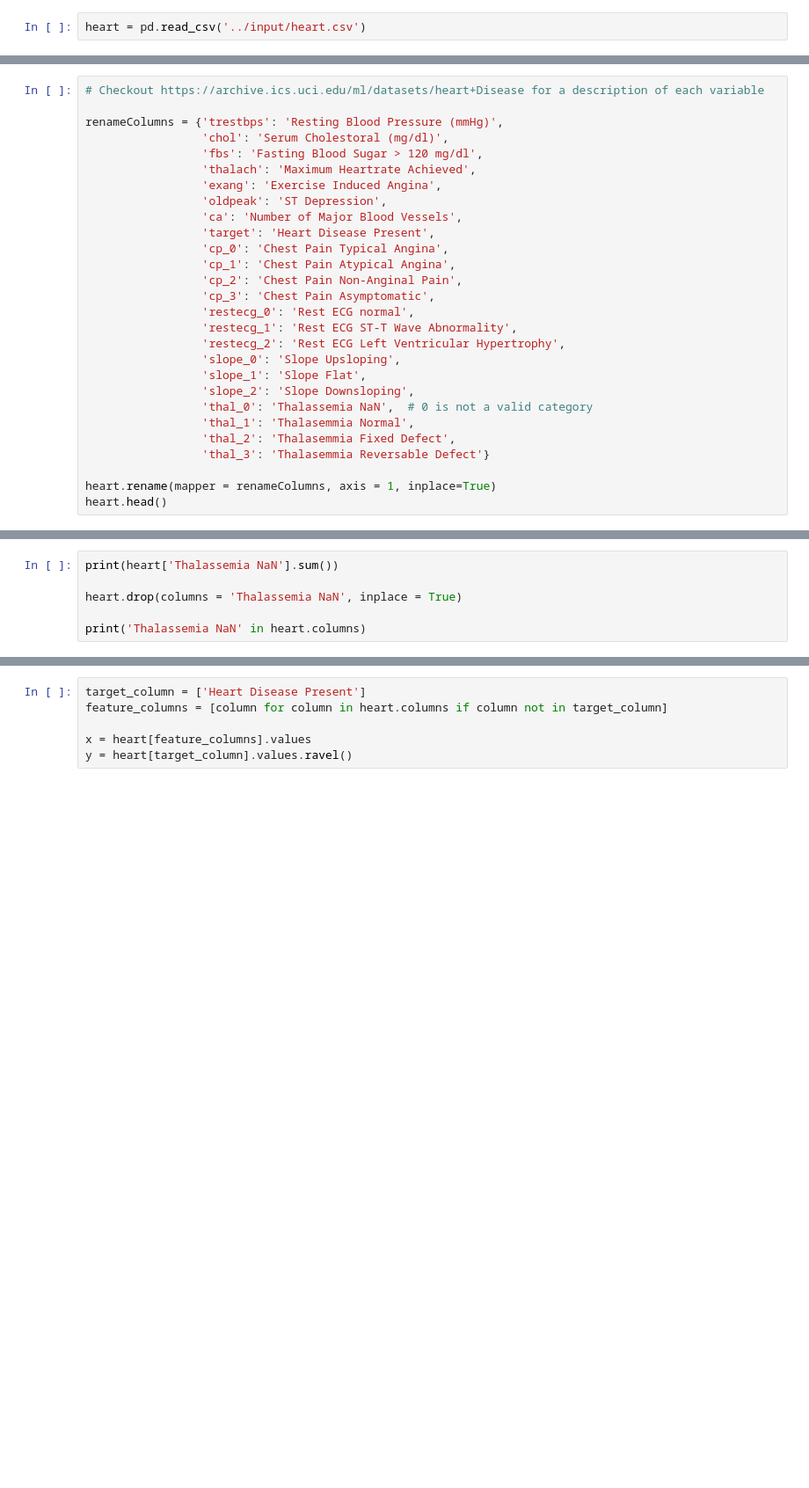
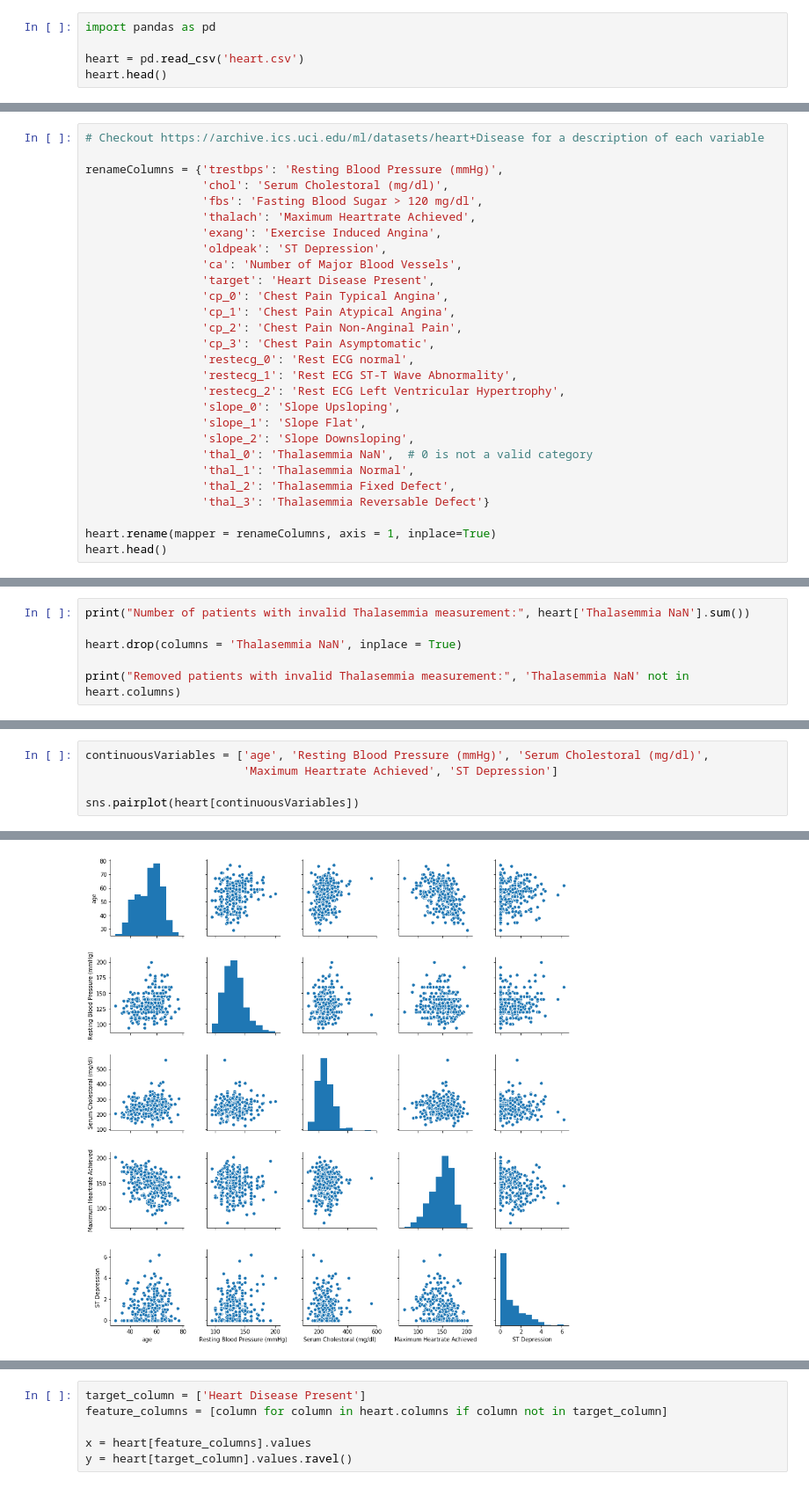
Before and after one commit to Logismos/heart_disease_prediction, a Jupyter notebook: heart_disease_prediction.ipynb, the cells around one changed output, grey strips where cells are left out. Shown at 88% size. Saved outputs shown, nothing was run; the diff lists cells and outputs as text; blank space fills up the shorter version.

```diff
--- a/heart_disease_prediction.ipynb
+++ b/heart_disease_prediction.ipynb
@@ -29,2 +112,5 @@ This dataset ...
 # %%
-heart = pd.read_csv('../input/heart.csv')
+import pandas as pd
+
+heart = pd.read_csv('heart.csv')
+heart.head()
@@ -61,7 +188,7 @@ renameColumns = {'trestbps': 'Resting Blood Pressure (mmHg)',
                  'slope_0': 'Slope Upsloping',
                  'slope_1': 'Slope Flat',
                  'slope_2': 'Slope Downsloping',
-                 'thal_0': 'Thalassemia NaN',  # 0 is not a valid category
+                 'thal_0': 'Thalasemmia NaN',  # 0 is not a valid category
                  'thal_1': 'Thalasemmia Normal',
                  'thal_2': 'Thalasemmia Fixed Defect',
                  'thal_3': 'Thalasemmia Reversable Defect'}
@@ -73,6 +210,6 @@ Let's get rid of the NaN column
 # %%
-print(heart['Thalassemia NaN'].sum())
+print("Number of patients with invalid Thalasemmia measurement:", heart['Thalasemmia NaN'].sum())
 
-heart.drop(columns = 'Thalassemia NaN', inplace = True)
+heart.drop(columns = 'Thalasemmia NaN', inplace = True)
 
-print('Thalassemia NaN' in heart.columns)
+print("Removed patients with invalid Thalasemmia measurement:", 'Thalasemmia NaN' not in heart.columns)
@@ -84,0 +239,6 @@ plt.show()
+# %%
+continuousVariables = ['age', 'Resting Blood Pressure (mmHg)', 'Serum Cholestoral (mg/dl)',
+                       'Maximum Heartrate Achieved', 'ST Depression']
+
+sns.pairplot(heart[continuousVariables])
+# %% [output]
@@ -84,0 +246 @@ plt.show()
+[figure, added]
```
Also changed, not shown: parts of 111 cells of this notebook.
